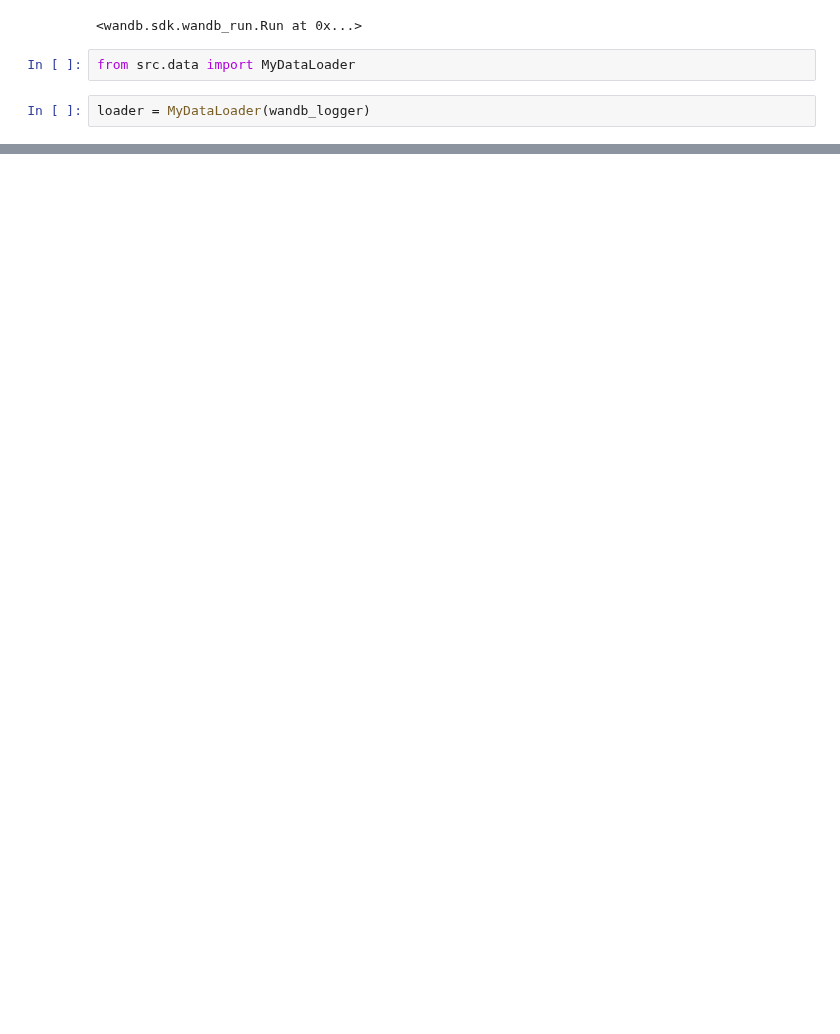
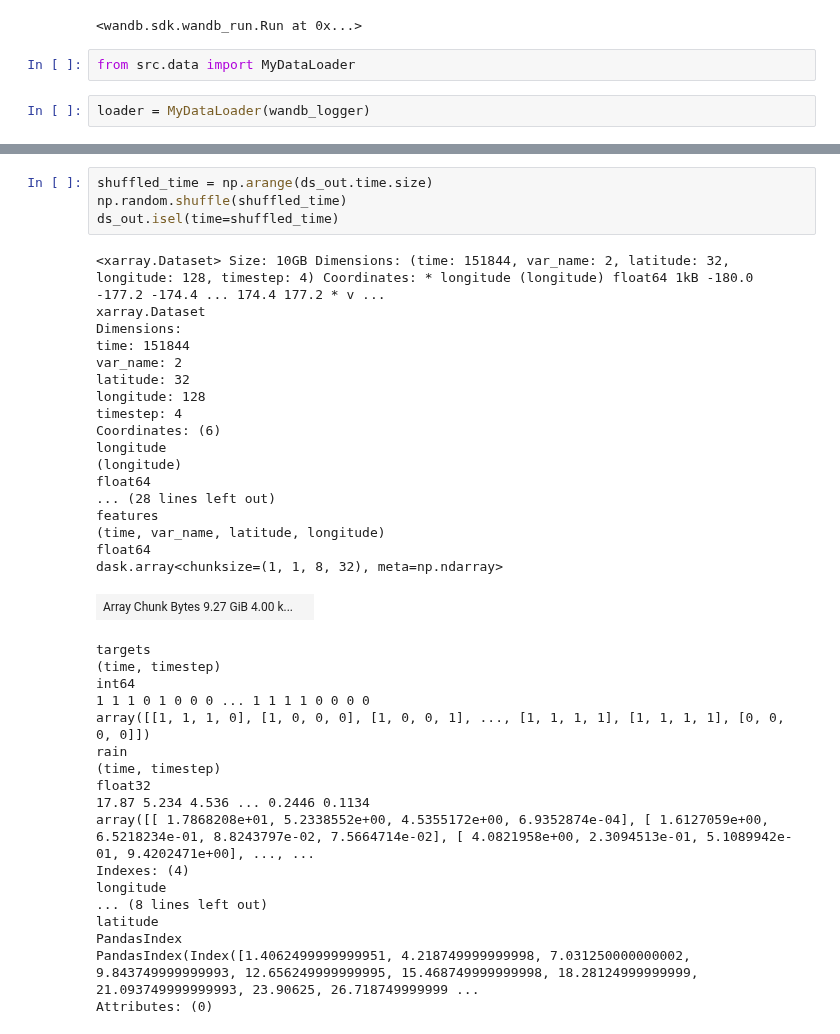
Before and after one commit to rguilcas/predict_rain_norway, a Jupyter notebook: clean_stuff/test.ipynb, the cells around one changed output, grey strips where cells are left out. Cells and saved outputs as stored; diff of their text form; blank space fills up the shorter version.

```diff
--- a/clean_stuff/test.ipynb
+++ b/clean_stuff/test.ipynb
@@ -57,0 +104,40 @@ Find logs at: /Data/gfi/users/rogui7909/wanbd_logs/wandb/run-20250529_172338-ucf
+# %%
+shuffled_time = np.arange(ds_out.time.size)
+np.random.shuffle(shuffled_time)
+ds_out.isel(time=shuffled_time)
+# %% [output]
+<xarray.Dataset> Size: 10GB Dimensions: (time: 151844, var_name: 2, latitude: 32, longitude: 128, timestep: 4) Coordinates: * longitude (longitude) float64 1kB -180.0 -177.2 -174.4 ... 174.4 177.2 * v ...
+xarray.Dataset
+Dimensions:
+time: 151844
+var_name: 2
+latitude: 32
+longitude: 128
+timestep: 4
+Coordinates: (6)
+longitude
+(longitude)
+float64
+... (28 lines left out)
+features
+(time, var_name, latitude, longitude)
+float64
+dask.array<chunksize=(1, 1, 8, 32), meta=np.ndarray>
+| Array Chunk Bytes 9.27 GiB 4.00 k... |  |
+targets
+(time, timestep)
+int64
+1 1 1 0 1 0 0 0 ... 1 1 1 1 0 0 0 0
+array([[1, 1, 1, 0], [1, 0, 0, 0], [1, 0, 0, 1], ..., [1, 1, 1, 1], [1, 1, 1, 1], [0, 0, 0, 0]])
+rain
+(time, timestep)
+float32
+17.87 5.234 4.536 ... 0.2446 0.1134
+array([[ 1.7868208e+01, 5.2338552e+00, 4.5355172e+00, 6.9352874e-04], [ 1.6127059e+00, 6.5218234e-01, 8.8243797e-02, 7.5664714e-02], [ 4.0821958e+00, 2.3094513e-01, 5.1089942e-01, 9.4202471e+00], ..., ...
+Indexes: (4)
+longitude
+... (8 lines left out)
+latitude
+PandasIndex
+PandasIndex(Index([1.4062499999999951, 4.218749999999998, 7.031250000000002, 9.843749999999993, 12.656249999999995, 15.468749999999998, 18.28124999999999, 21.093749999999993, 23.90625, 26.718749999999 ...
+Attributes: (0)
```
Also changed, not shown: parts of 6 cells of this notebook, 2 other files.
